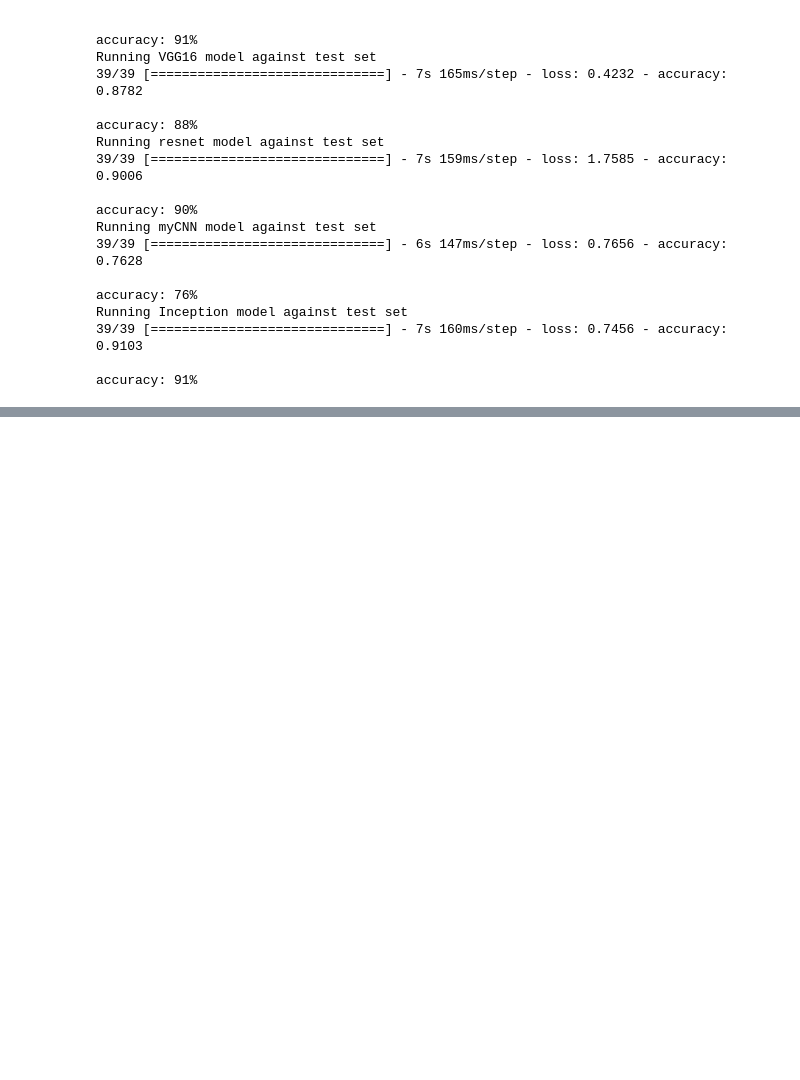
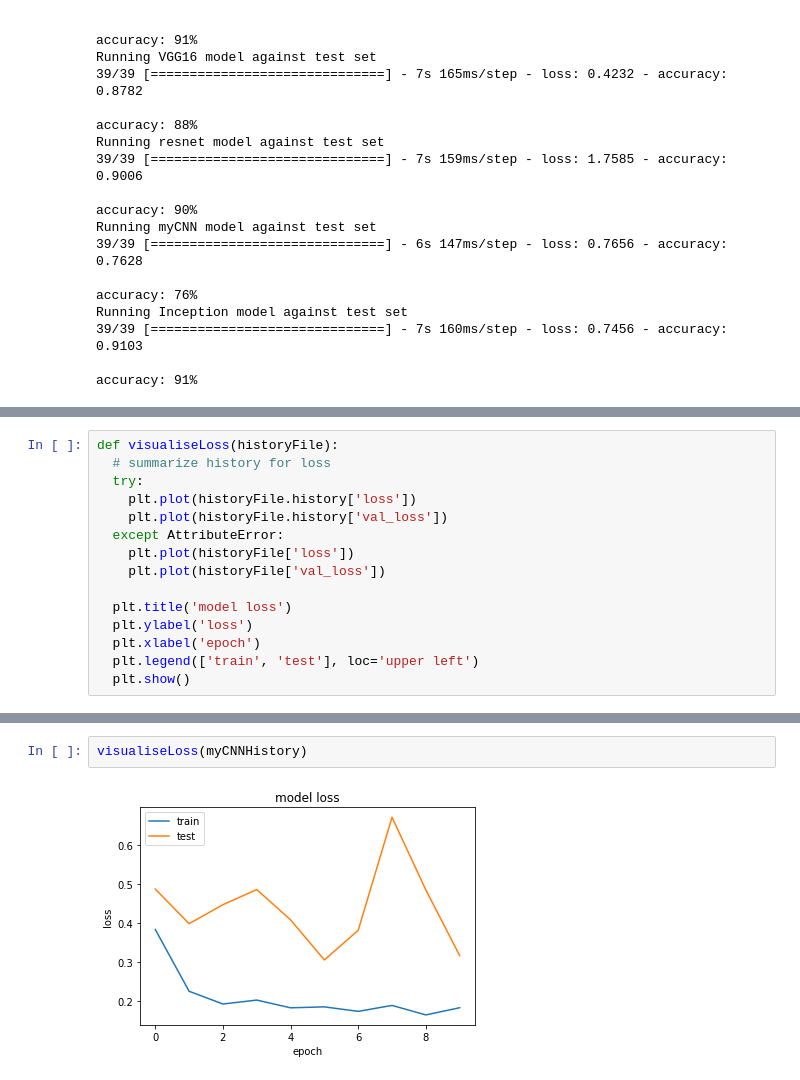
Before and after one commit to Amzo/pneumonia, a Jupyter notebook: cnnModels.ipynb, the cells around one changed output, grey strips where cells are left out. Saved outputs shown, nothing was run; the diff lists cells and outputs as text; blank space fills up the shorter version.

```diff
--- a/cnnModels.ipynb
+++ b/cnnModels.ipynb
@@ -619,0 +643,15 @@ accuracy: 91%
+# %%
+def visualiseLoss(historyFile):
+  # summarize history for loss
+  try:
+    plt.plot(historyFile.history['loss'])
+    plt.plot(historyFile.history['val_loss'])
+  except AttributeError:
+    plt.plot(historyFile['loss'])
+    plt.plot(historyFile['val_loss'])
+
+  plt.title('model loss')
+  plt.ylabel('loss')
+  plt.xlabel('epoch')
+  plt.legend(['train', 'test'], loc='upper left')
+  plt.show()
@@ -619,0 +671,4 @@ accuracy: 91%
+# %%
+visualiseLoss(myCNNHistory)
+# %% [output]
+[figure, added]
```
Also changed, not shown: parts of 14 cells of this notebook.
